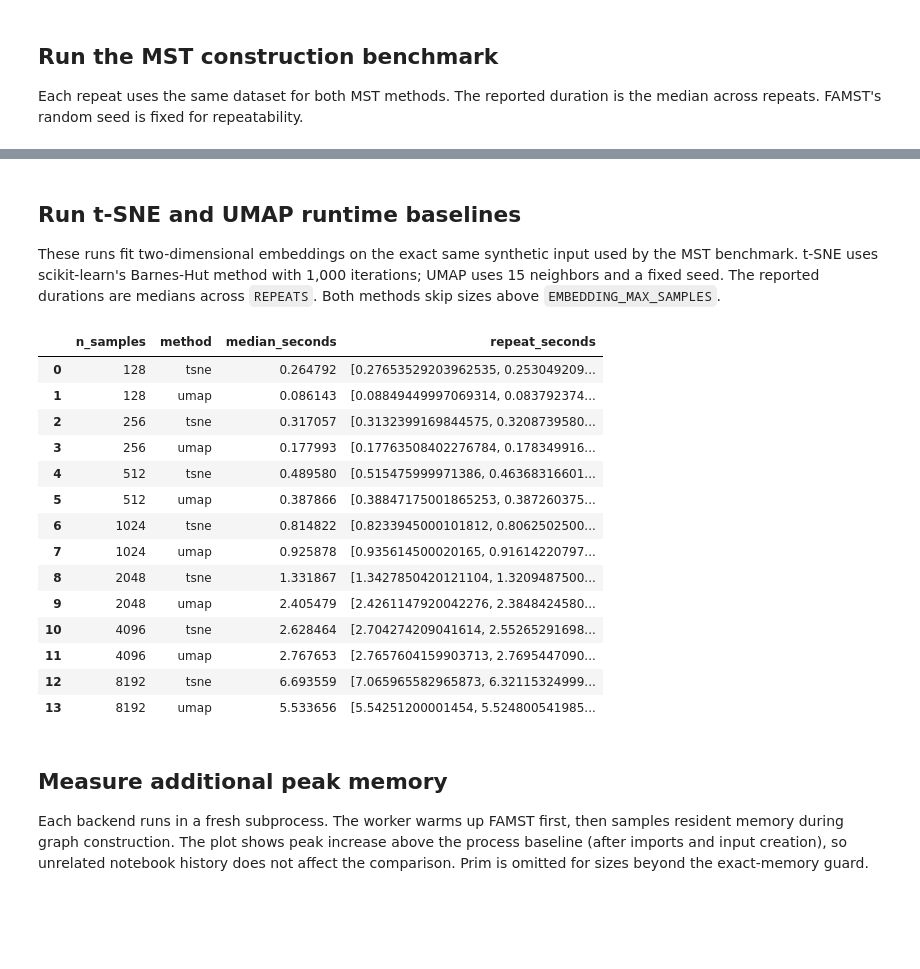
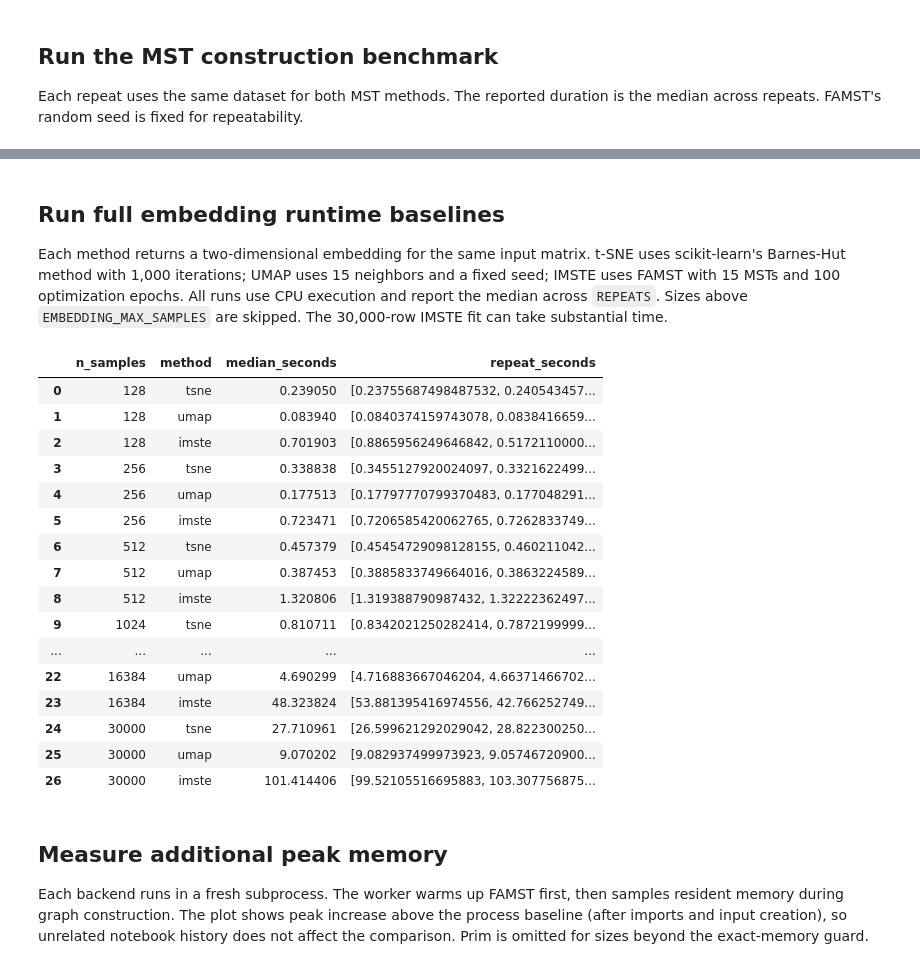
Before and after one commit to fabriziocosta/mst_embedding, a Jupyter notebook: notebooks/mst_scaling_benchmark.ipynb, the cells around one changed output, grey strips where cells are left out. Cells and saved outputs as stored; diff of their text form; code cells hidden in the pictures; blank space fills up the shorter version.

```diff
--- a/notebooks/mst_scaling_benchmark.ipynb
+++ b/notebooks/mst_scaling_benchmark.ipynb
@@ -63,9 +64,11 @@ REPEATS = 2
 DATA_SEED = 42
 BENCHMARK_SEED = 123
 EXACT_MEMORY_BUDGET_GB = 1.0
-EMBEDDING_MAX_SAMPLES = 8_192
+EMBEDDING_MAX_SAMPLES = 30_000
 TSNE_ITERATIONS = 1_000
 UMAP_NEIGHBORS = 15
+IMSTE_MSTS = 15
+IMSTE_EPOCHS = 100
 
 TSNE_ITERATION_PARAMETER = (
     'max_iter' if 'max_iter' in signature(TSNE).parameters else 'n_iter'
@@ -200,7 +207,7 @@ results
 # %% [markdown]
-## Run t-SNE and UMAP runtime baselines
+## Run full embedding runtime baselines
 
-These runs fit two-dimensional embeddings on the exact same synthetic input used by the MST benchmark. t-SNE uses scikit-learn's Barnes-Hut method with 1,000 iterations; UMAP uses 15 neighbors and a fixed seed. The reported durations are medians across `REPEATS`. Both methods skip sizes above `EMBEDDING_MAX_SAMPLES`.
+Each method returns a two-dimensional embedding for the same input matrix. t-SNE uses scikit-learn's Barnes-Hut method with 1,000 iterations; UMAP uses 15 neighbors and a fixed seed; IMSTE uses FAMST with 15 MSTs and 100 optimization epochs. All runs use CPU execution and report the median across `REPEATS`. Sizes above `EMBEDDING_MAX_SAMPLES` are skipped. The 30,000-row IMSTE fit can take substantial time.
 # %%
 embedding_records = []
 
@@ -208,50 +215,64 @@ for n_samples in SAMPLE_SIZES:
     if n_samples > EMBEDDING_MAX_SAMPLES:
         continue
     X = np.random.default_rng(DATA_SEED + n_samples).normal(
         size=(n_samples, N_FEATURES)
     )
 
-    for method in ('tsne', 'umap'):
+    for method in ('tsne', 'umap', 'imste'):
         durations = []
         for repeat in range(REPEATS):
             seed = BENCHMARK_SEED + repeat
             started = perf_counter()
             if method == 'tsne':
                 _ = make_tsne(seed).fit_transform(X)
-            else:
+            elif method == 'umap':
                 _ = umap.UMAP(
                     n_components=2,
                     n_neighbors=UMAP_NEIGHBORS,
                     random_state=seed,
                     n_jobs=1,
-                ).fit(X)
+                ).fit_transform(X)
+            else:
+                _ = IteratedMinimumSpanningTreeEmbedder(
+                    n_components=2,
+                    n_msts=IMSTE_MSTS,
+                    n_epochs=IMSTE_EPOCHS,
+                    random_state=seed,
+                    mst_method='famst',
+                    mst_neighbors=ANN_NEIGHBORS,
+                    mst_inter_component_edges=INTER_COMPONENT_EDGES,
+                    mst_max_neighbors=MAX_ANN_NEIGHBORS,
+                    device='cpu',
+                ).fit_transform(X)
             durations.append(perf_counter() - started)
 
         embedding_records.append({
             'n_samples': n_samples,
             'method': method,
             'median_seconds': float(np.median(durations)),
             'repeat_seconds': durations,
         })
 
 embedding_results = pd.DataFrame(embedding_records)
 embedding_results
 # %% [output]
 |  | n_samples | method | median_seconds | repeat_seconds |
-| 0 | 128 | tsne | 0.264792 | [0.27653529203962535, 0.253049209... |
-| 1 | 128 | umap | 0.086143 | [0.08849449997069314, 0.083792374... |
-| 2 | 256 | tsne | 0.317057 | [0.3132399169844575, 0.3208739580... |
-| 3 | 256 | umap | 0.177993 | [0.17763508402276784, 0.178349916... |
-| 4 | 512 | tsne | 0.489580 | [0.515475999971386, 0.46368316601... |
-| 5 | 512 | umap | 0.387866 | [0.38847175001865253, 0.387260375... |
-| 6 | 1024 | tsne | 0.814822 | [0.8233945000101812, 0.8062502500... |
-| 7 | 1024 | umap | 0.925878 | [0.935614500020165, 0.91614220797... |
-| 8 | 2048 | tsne | 1.331867 | [1.3427850420121104, 1.3209487500... |
-| 9 | 2048 | umap | 2.405479 | [2.4261147920042276, 2.3848424580... |
-| 10 | 4096 | tsne | 2.628464 | [2.704274209041614, 2.55265291698... |
-| 11 | 4096 | umap | 2.767653 | [2.7657604159903713, 2.7695447090... |
-| 12 | 8192 | tsne | 6.693559 | [7.065965582965873, 6.32115324999... |
-| 13 | 8192 | umap | 5.533656 | [5.54251200001454, 5.524800541985... |
+| 0 | 128 | tsne | 0.239050 | [0.23755687498487532, 0.240543457... |
+| 1 | 128 | umap | 0.083940 | [0.0840374159743078, 0.0838416659... |
+| 2 | 128 | imste | 0.701903 | [0.8865956249646842, 0.5172110000... |
+| 3 | 256 | tsne | 0.338838 | [0.3455127920024097, 0.3321622499... |
+| 4 | 256 | umap | 0.177513 | [0.17797770799370483, 0.177048291... |
+| 5 | 256 | imste | 0.723471 | [0.7206585420062765, 0.7262833749... |
+| 6 | 512 | tsne | 0.457379 | [0.45454729098128155, 0.460211042... |
+| 7 | 512 | umap | 0.387453 | [0.3885833749664016, 0.3863224589... |
+| 8 | 512 | imste | 1.320806 | [1.319388790987432, 1.32222362497... |
+| 9 | 1024 | tsne | 0.810711 | [0.8342021250282414, 0.7872199999... |
+| ... | ... | ... | ... | ... |
+| 22 | 16384 | umap | 4.690299 | [4.716883667046204, 4.66371466702... |
+| 23 | 16384 | imste | 48.323824 | [53.881395416974556, 42.766252749... |
+| 24 | 30000 | tsne | 27.710961 | [26.599621292029042, 28.822300250... |
+| 25 | 30000 | umap | 9.070202 | [9.082937499973923, 9.05746720900... |
+| 26 | 30000 | imste | 101.414406 | [99.52105516695883, 103.307756875... |
 # %% [markdown]
 ## Measure additional peak memory
 
```
Also changed, not shown: parts of 11 cells of this notebook, 9 other files.
